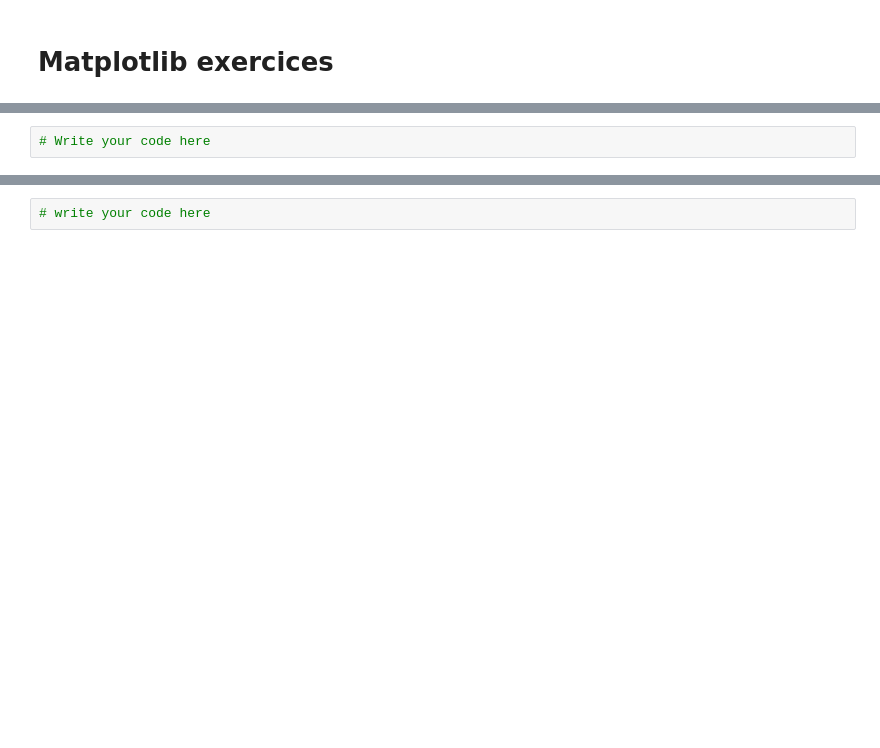
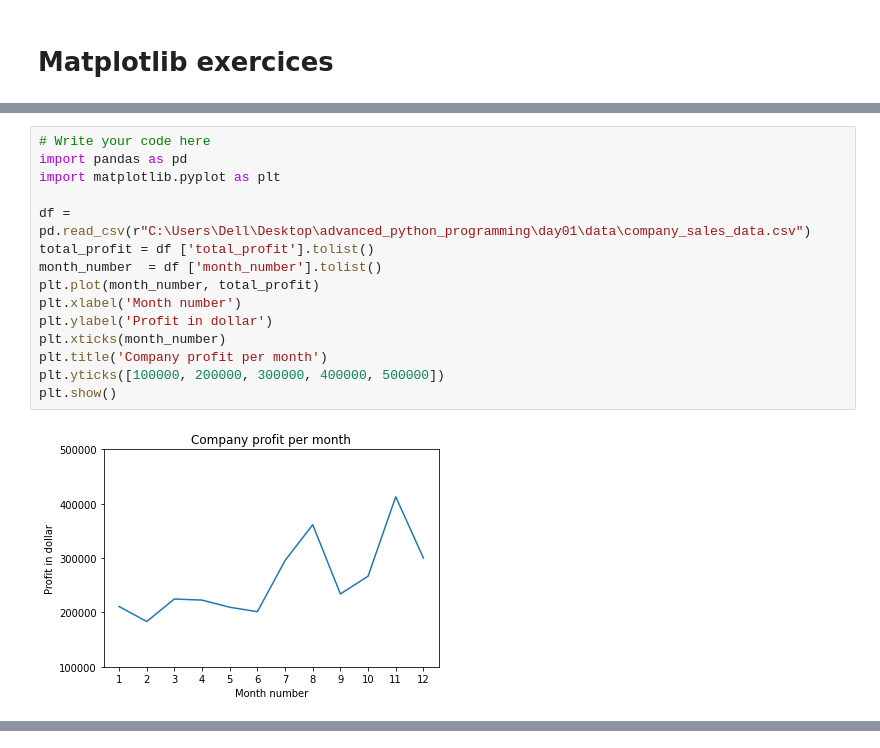
Before and after one commit to raniachikhi/M111-Advanced-Python-and-Database-Management, a Jupyter notebook: day01/exercises/03-matplotlib_basic_assignment.ipynb, the cells around one changed output, grey strips where cells are left out. Saved outputs shown, nothing was run; the diff lists cells and outputs as text; blank space fills up the shorter version.

```diff
--- a/day01/exercises/03-matplotlib_basic_assignment.ipynb
+++ b/day01/exercises/03-matplotlib_basic_assignment.ipynb
@@ -16,8 +16,23 @@ The line plot graph should look like this.
 **Expected output**
 
 <img src="../data/Company_profit_per_month.png" alt="Company_profit_per_month" style="width: 500px;"/>
-# %%
-# Write your code here
+# %%
+# Write your code here
+import pandas as pd
+import matplotlib.pyplot as plt
+
+df = pd.read_csv(r"C:\Users\Dell\Desktop\advanced_python_programming\day01\data\company_sales_data.csv")
+total_profit = df ['total_profit'].tolist()
+month_number  = df ['month_number'].tolist()
+plt.plot(month_number, total_profit)
+plt.xlabel('Month number')
+plt.ylabel('Profit in dollar')
+plt.xticks(month_number)
+plt.title('Company profit per month')
+plt.yticks([100000, 200000, 300000, 400000, 500000])
+plt.show()
+# %% [output]
+[figure, added]
 # %% [markdown]
 ## Exercise 2
 **Get total profit of all months and show line plot with the following Style properties**
@@ -32,5 +47,3 @@ The line plot graph should look like this.
 **Expected output**
 
 <img src="../data/company_sales_data_of_last_year.png" alt="company_sales_data_of_last_year" style="width: 700px;"/>
-# %%
-# write your code here
```
Also changed, not shown: parts of 17 cells of this notebook, 6 other files.
